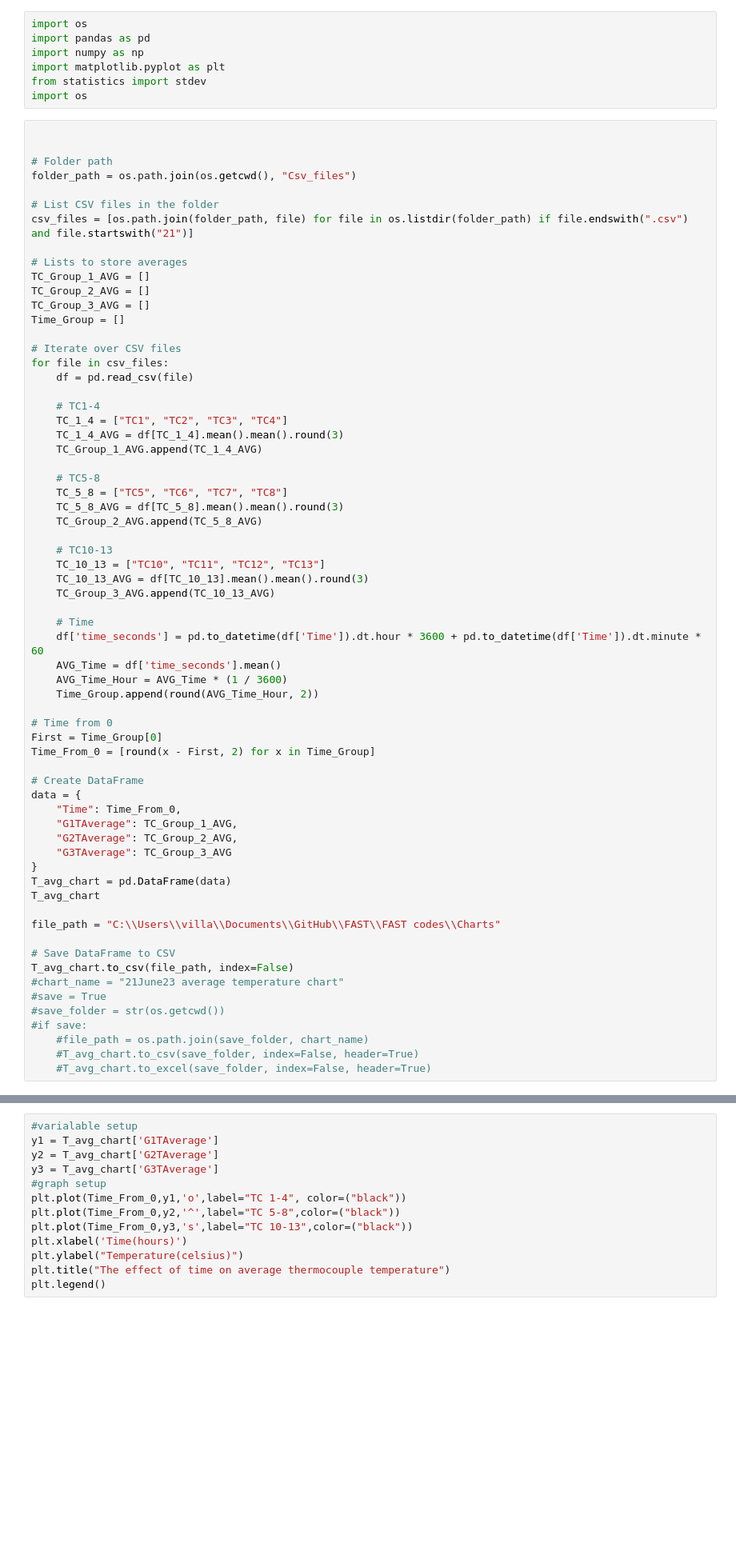
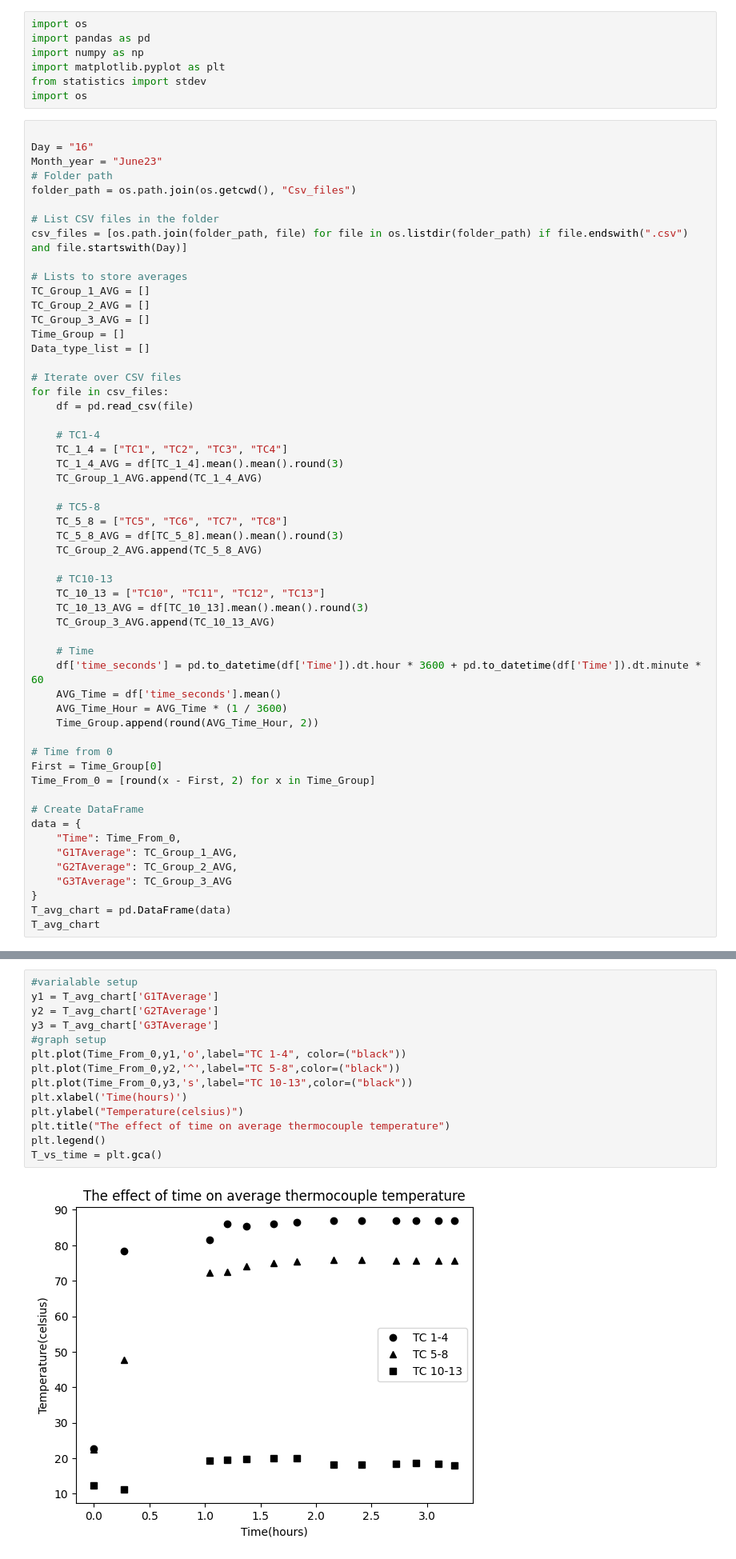
Before and after one commit to Villarem/FAST, a Jupyter notebook: FAST codes/csv_Optimized_Charts_Graphs.ipynb, the cells around one changed output, grey strips where cells are left out. Shown at 80% size. Saved outputs shown, nothing was run; the diff lists cells and outputs as text; blank space fills up the shorter version.

```diff
--- a/FAST codes/csv_Optimized_Charts_Graphs.ipynb
+++ b/FAST codes/csv_Optimized_Charts_Graphs.ipynb
@@ -7,18 +7,20 @@ from statistics import stdev
 import os
 # %%
 
-
+Day = "16"
+Month_year = "June23"
 # Folder path
 folder_path = os.path.join(os.getcwd(), "Csv_files")
 
 # List CSV files in the folder
-csv_files = [os.path.join(folder_path, file) for file in os.listdir(folder_path) if file.endswith(".csv") and file.startswith("21")]
+csv_files = [os.path.join(folder_path, file) for file in os.listdir(folder_path) if file.endswith(".csv") and file.startswith(Day)]
 
 # Lists to store averages
 TC_Group_1_AVG = []
 TC_Group_2_AVG = []
 TC_Group_3_AVG = []
 Time_Group = []
+Data_type_list = []
 
 # Iterate over CSV files
 for file in csv_files:
@@ -58,16 +60,4 @@ data = {
 }
 T_avg_chart = pd.DataFrame(data)
 T_avg_chart
-
-file_path = "C:\\Users\\villa\\Documents\\GitHub\\FAST\\FAST codes\\Charts"
-
-# Save DataFrame to CSV
-T_avg_chart.to_csv(file_path, index=False)
-#chart_name = "21June23 average temperature chart"
-#save = True
-#save_folder = str(os.getcwd())
-#if save:
-    #file_path = os.path.join(save_folder, chart_name)
-    #T_avg_chart.to_csv(save_folder, index=False, header=True)
-    #T_avg_chart.to_excel(save_folder, index=False, header=True)
 # %% [output]
@@ -75,16 +78,19 @@ PermissionError: [Errno 13] Permission denied: 'C:\\Users\\villa\\Documents\\Git
 # %%
 #varialable setup
 y1 = T_avg_chart['G1TAverage']
 y2 = T_avg_chart['G2TAverage']
 y3 = T_avg_chart['G3TAverage']
 #graph setup
 plt.plot(Time_From_0,y1,'o',label="TC 1-4", color=("black"))
 plt.plot(Time_From_0,y2,'^',label="TC 5-8",color=("black"))
 plt.plot(Time_From_0,y3,'s',label="TC 10-13",color=("black"))
 plt.xlabel('Time(hours)')
 plt.ylabel("Temperature(celsius)")
 plt.title("The effect of time on average thermocouple temperature")
 plt.legend()
+T_vs_time = plt.gca()
+# %% [output]
+[figure, added]
 # %%
 SD_1_T = []
 SD_2_T = []
```
Also changed, not shown: parts of 7 cells of this notebook, 22 other files.
